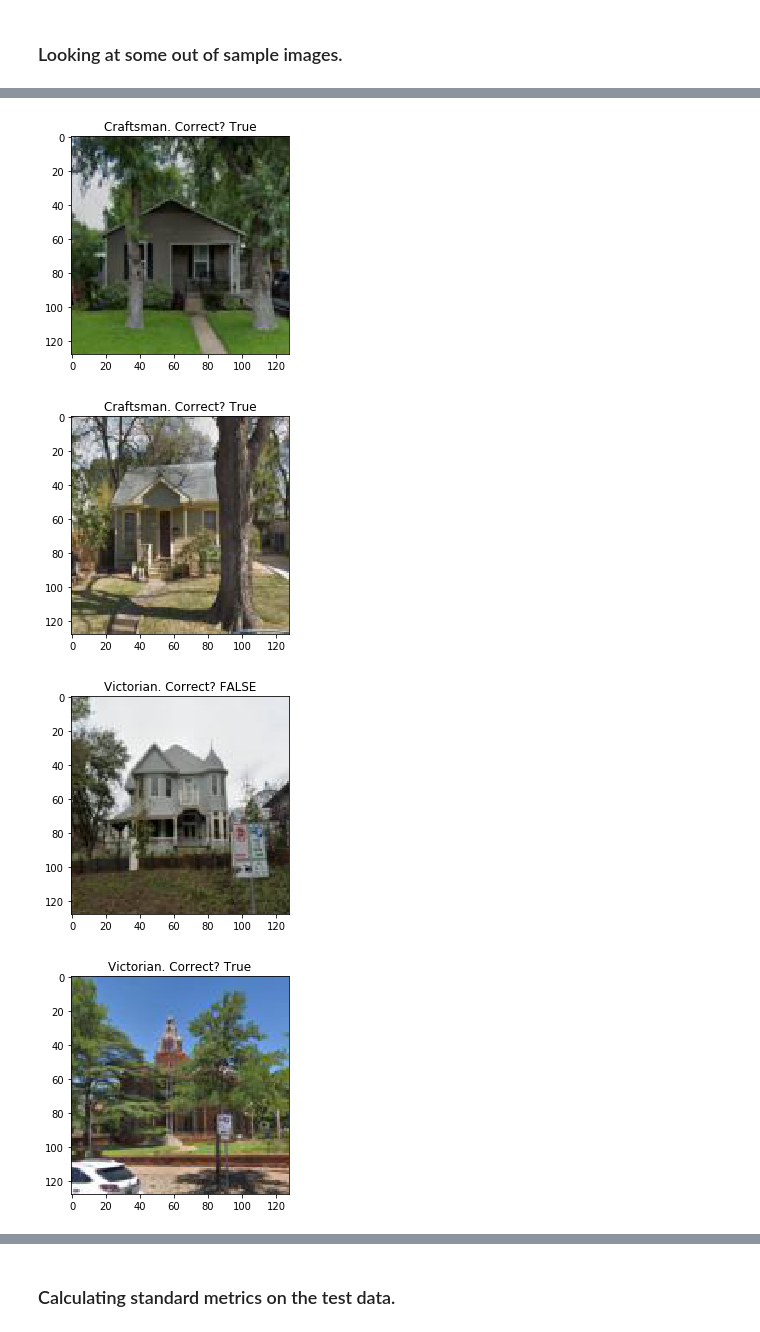
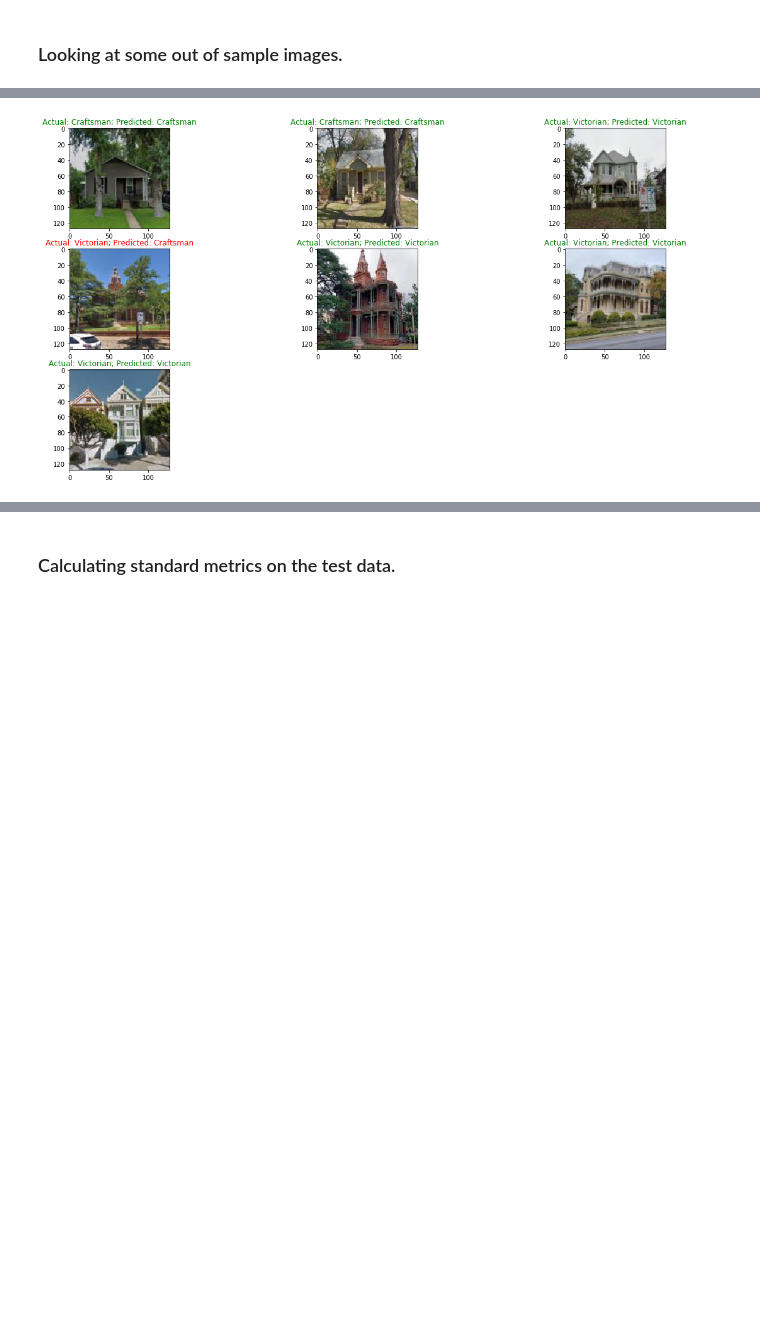
Before and after one commit to danverkamp/archlass, a Jupyter notebook: notebooks/Visualize Model.ipynb, the cells around one changed output, grey strips where cells are left out. Drawn from its saved outputs; the diff is of its cells as text; code cells hidden in the pictures; blank space fills up the shorter version.

Commit message:
Added some figures, updated notebooks, and saved a new model.

```diff
--- a/notebooks/Visualize Model.ipynb
+++ b/notebooks/Visualize Model.ipynb
@@ -249,7 +254,7 @@ Input <b>Model Name</b>
 # %%
 model_name = 'third'
 
-model_dir = Path("../models")
+model_dir = Path("../models/" + model_name)
 # %%
 with open(model_dir / (model_name + '.json'), 'r') as f:
     model_json = f.read()
@@ -296,33 +304,46 @@ import os
 # %%
 oos_test_dir = Path(r'..\data\processed\Testing Images')
 
 oos_preds = []
+n_files = len(os.listdir(oos_test_dir))
+
+n_col = 3
+n_row = int(np.ceil(n_files/n_col))
+
+fig, axes = plt.subplots(figsize=(20,10), nrows=n_row, ncols=n_col)
+ax = axes.ravel()
+
+i = 0
 for file in os.listdir(oos_test_dir):
     if 'victorian' in file:
         label = 1
     else:
         label = 0
+
     file_path = oos_test_dir / file
     im = io.imread(oos_test_dir / file).reshape(128, 128, 3)
     im = np.expand_dims(im, axis=0)/255.
     pred = model.predict(im)
+    rounded_pred = np.round(pred[0][0])
 
-    if np.round(pred[0][0]) == label:
+    if rounded_pred == label:
         correct = True
     else:
         correct = False
 
-    fig = plt.figure()
-    ax = fig.add_subplot(111)
+    title = 'Actual: Victorian; ' if label == 1 else 'Actual: Craftsman; '
+    title += 'Predicted: Victorian' if rounded_pred == 1 else 'Predicted: Craftsman'
 
-    title = 'Victorian. ' if label == 1 else 'Craftsman. '
-    title += 'Correct? '
-    title += 'True' if correct else 'FALSE'
+    ax[i].imshow(im[0,])
+    ax[i].set_title(title, color = 'green' if correct else 'red')
+    i += 1
 
-    ax.imshow(im[0,], cmap='gray')
-    ax.set_title(title)
+# Turn off extra rows
+for j in range(i, n_col*n_row):
+    ax[j].axis('off')
+
+plt.show()
+
+fig.savefig('../reports/figures/out_of_sample_predictions.png')
 # %% [output]
-[figure, old version]
+[figure, new version]
-[figure, removed]
-[figure, removed]
-[figure, removed]
```
Also changed, not shown: parts of 8 cells of this notebook, 7 other files.
